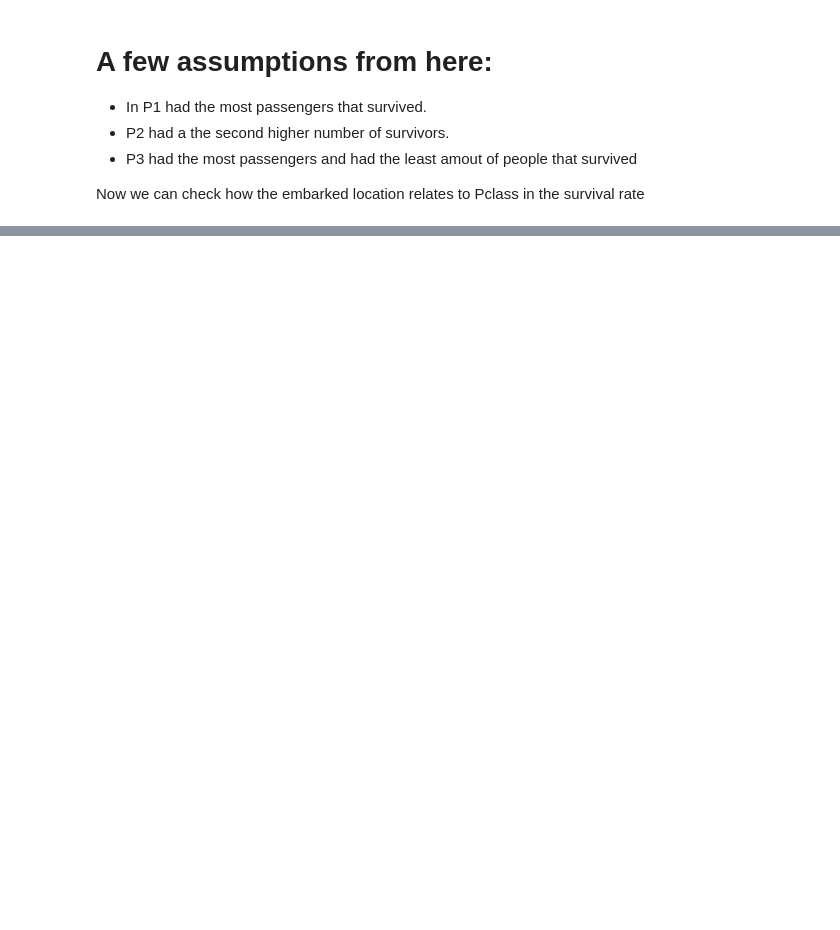
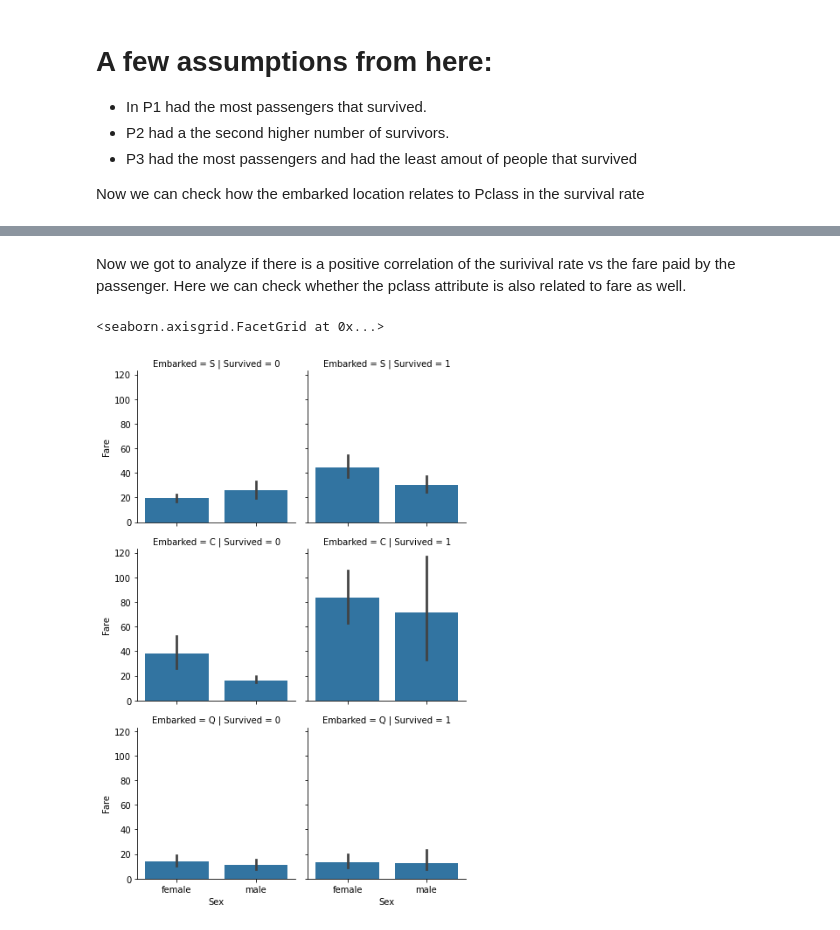
Before and after one commit to henriqueetges/TitanicPrediction, a Jupyter notebook: Notebook.ipynb, the cells around one changed output, grey strips where cells are left out. Cells and saved outputs as stored; diff of their text form; code cells hidden in the pictures; blank space fills up the shorter version.

```diff
--- a/Notebook.ipynb
+++ b/Notebook.ipynb
@@ -127,0 +128,9 @@ plt.show()
+# %% [markdown]
+Now we got to analyze if there is a positive correlation of the surivival rate vs the fare paid by the passenger. Here we can check whether the pclass attribute is also related to fare as well.
+# %%
+grid = sns.FacetGrid(train_df, row='Embarked', col='Survived')
+grid.map(sns.barplot, 'Sex', 'Fare')
+grid.add_legend()
+# %% [output]
+<seaborn.axisgrid.FacetGrid at 0x...>
+[figure, added]
```
Also changed, not shown: parts of 20 cells of this notebook, 1 other file.
